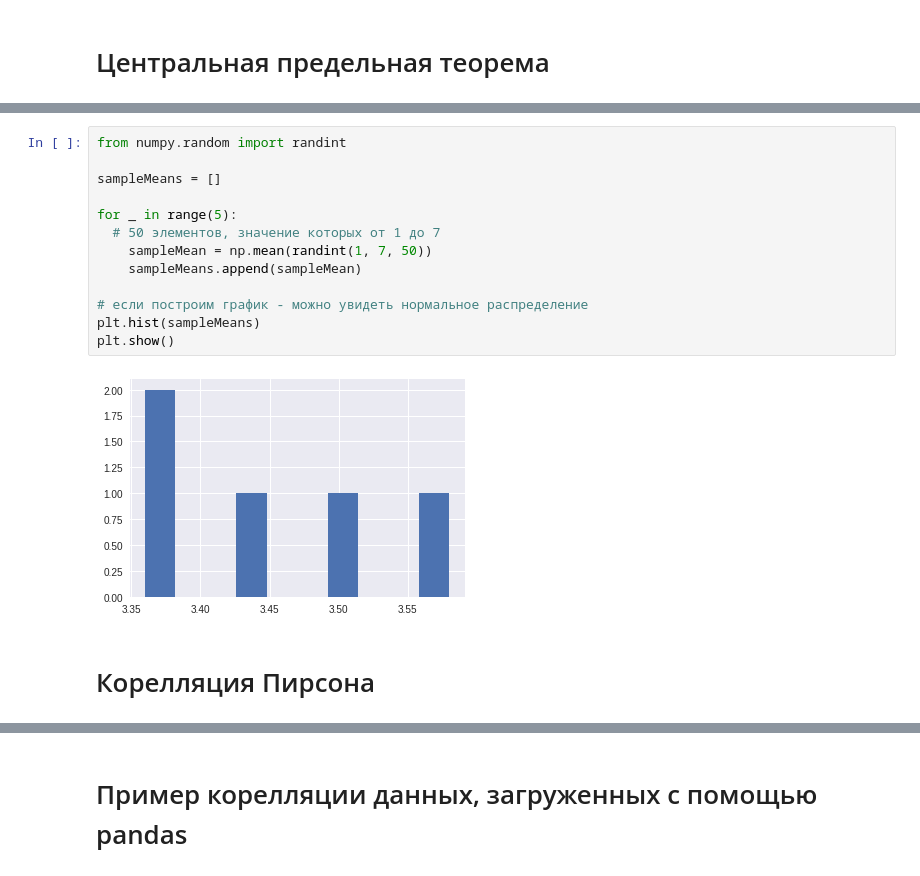
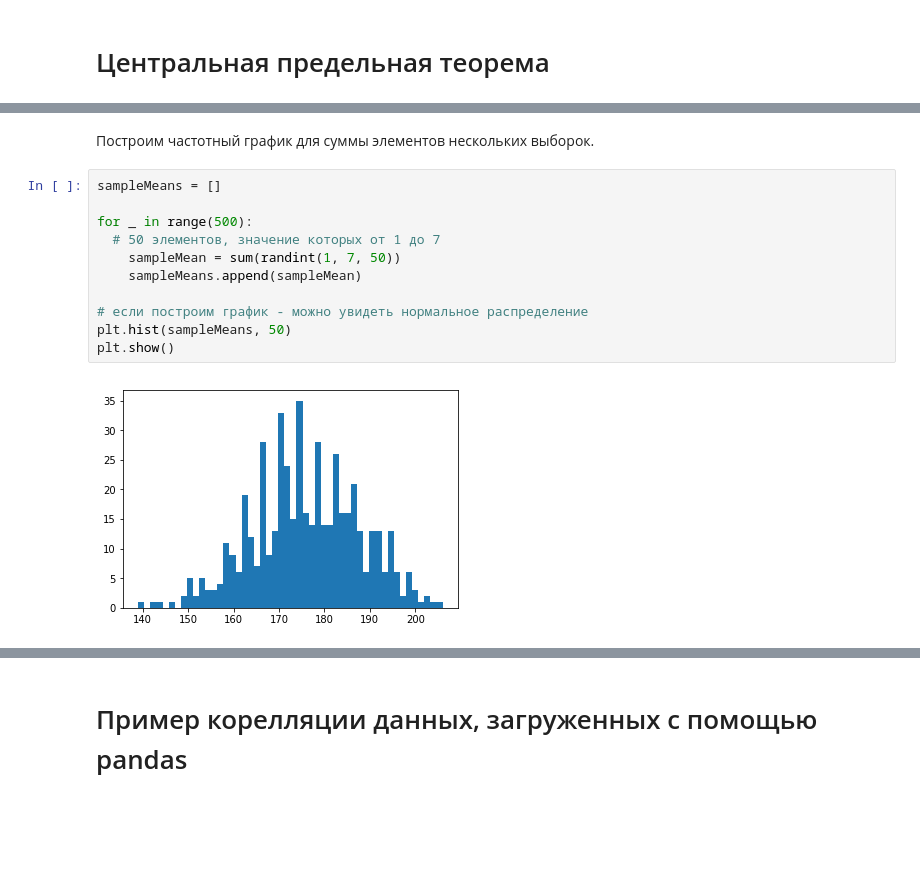
Before and after one commit to SIzrantsev/netology_statistics, a Jupyter notebook: lecture_1.ipynb, the cells around one changed output, grey strips where cells are left out. Cells and saved outputs as stored; diff of their text form; blank space fills up the shorter version.

```diff
--- a/lecture_1.ipynb
+++ b/lecture_1.ipynb
@@ -338,17 +443,15 @@ plt.plot(x, pdf)
+# %% [markdown]
+Построим частотный график для суммы элементов нескольких выборок.
 # %%
-from numpy.random import randint
-
 sampleMeans = []
 
-for _ in range(5):
+for _ in range(500):
   # 50 элементов, значение которых от 1 до 7
-    sampleMean = np.mean(randint(1, 7, 50))
+    sampleMean = sum(randint(1, 7, 50))
     sampleMeans.append(sampleMean)
 
 # если построим график - можно увидеть нормальное распределение
-plt.hist(sampleMeans)
+plt.hist(sampleMeans, 50)
 plt.show()
 # %% [output]
-[figure, old version]
+[figure, new version]
-# %% [markdown]
-# Корелляция Пирсона
```
Also changed, not shown: parts of 69 cells of this notebook.
